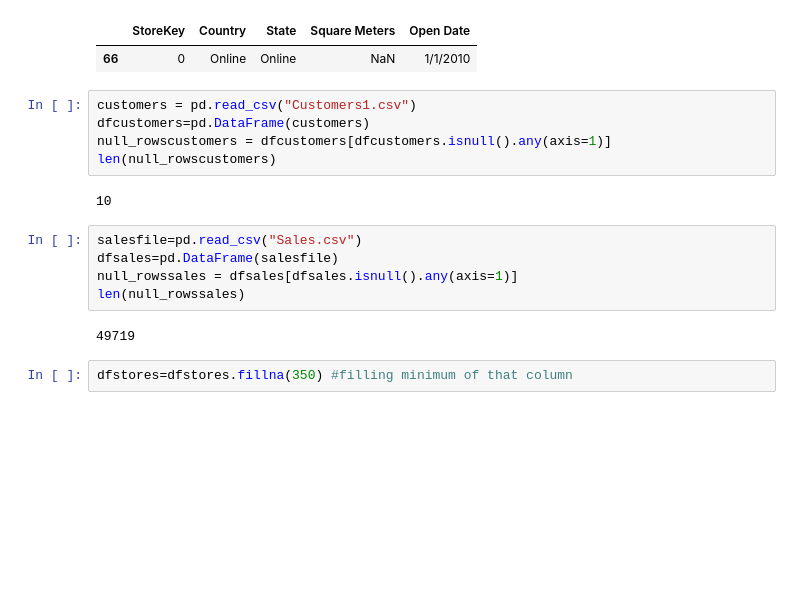
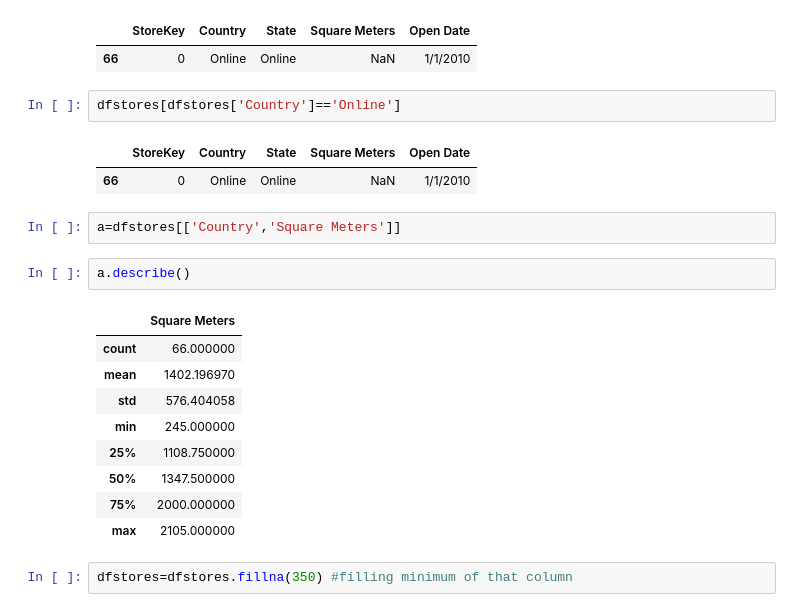
Before and after one commit to sriharinivaasan/DataSpark-Illuminating-Insights-for-Global-Electronics, a Jupyter notebook: project2/guvi_project2pyfile.ipynb, the cells around one changed output. Saved outputs shown, nothing was run; the diff lists cells and outputs as text; blank space fills up the shorter version.

```diff
--- a/project2/guvi_project2pyfile.ipynb
+++ b/project2/guvi_project2pyfile.ipynb
@@ -33,20 +33,25 @@ null_rowsstores
 # %% [output]
 |  | StoreKey | Country | State | Square Meters | Open Date |
 | 66 | 0 | Online | Online | NaN | 1/1/2010 |
-# %%
-customers = pd.read_csv("Customers1.csv")
-dfcustomers=pd.DataFrame(customers)
-null_rowscustomers = dfcustomers[dfcustomers.isnull().any(axis=1)]
-len(null_rowscustomers)
-# %% [output]
-10
-# %%
-salesfile=pd.read_csv("Sales.csv")
-dfsales=pd.DataFrame(salesfile)
-null_rowssales = dfsales[dfsales.isnull().any(axis=1)]
-len(null_rowssales)
-# %% [output]
-49719
+# %%
+dfstores[dfstores['Country']=='Online']
+# %% [output]
+|  | StoreKey | Country | State | Square Meters | Open Date |
+| 66 | 0 | Online | Online | NaN | 1/1/2010 |
+# %%
+a=dfstores[['Country','Square Meters']]
+# %%
+a.describe()
+# %% [output]
+|  | Square Meters |
+| count | 66.000000 |
+| mean | 1402.196970 |
+| std | 576.404058 |
+| min | 245.000000 |
+| 25% | 1108.750000 |
+| 50% | 1347.500000 |
+| 75% | 2000.000000 |
+| max | 2105.000000 |
 # %%
 dfstores=dfstores.fillna(350) #filling minimum of that column
 # %%
```
Also changed, not shown: parts of 6 cells of this notebook, 1 other file.
